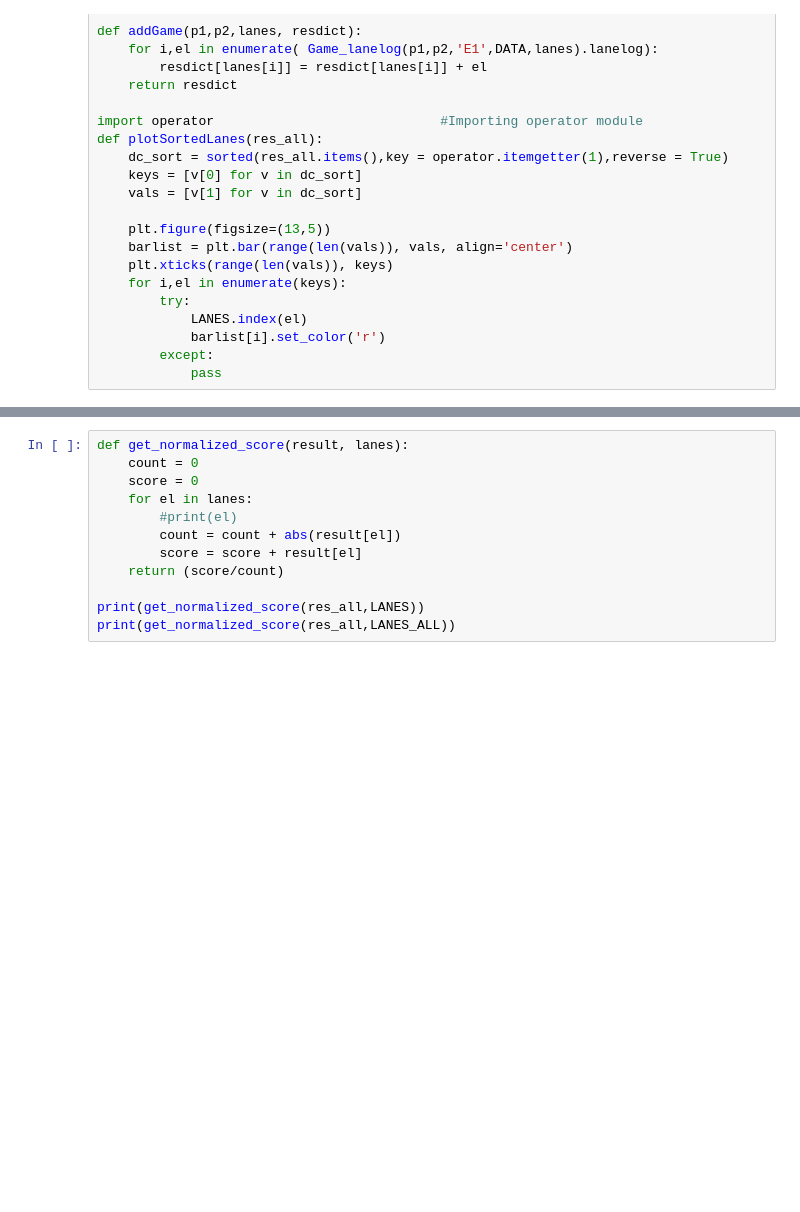
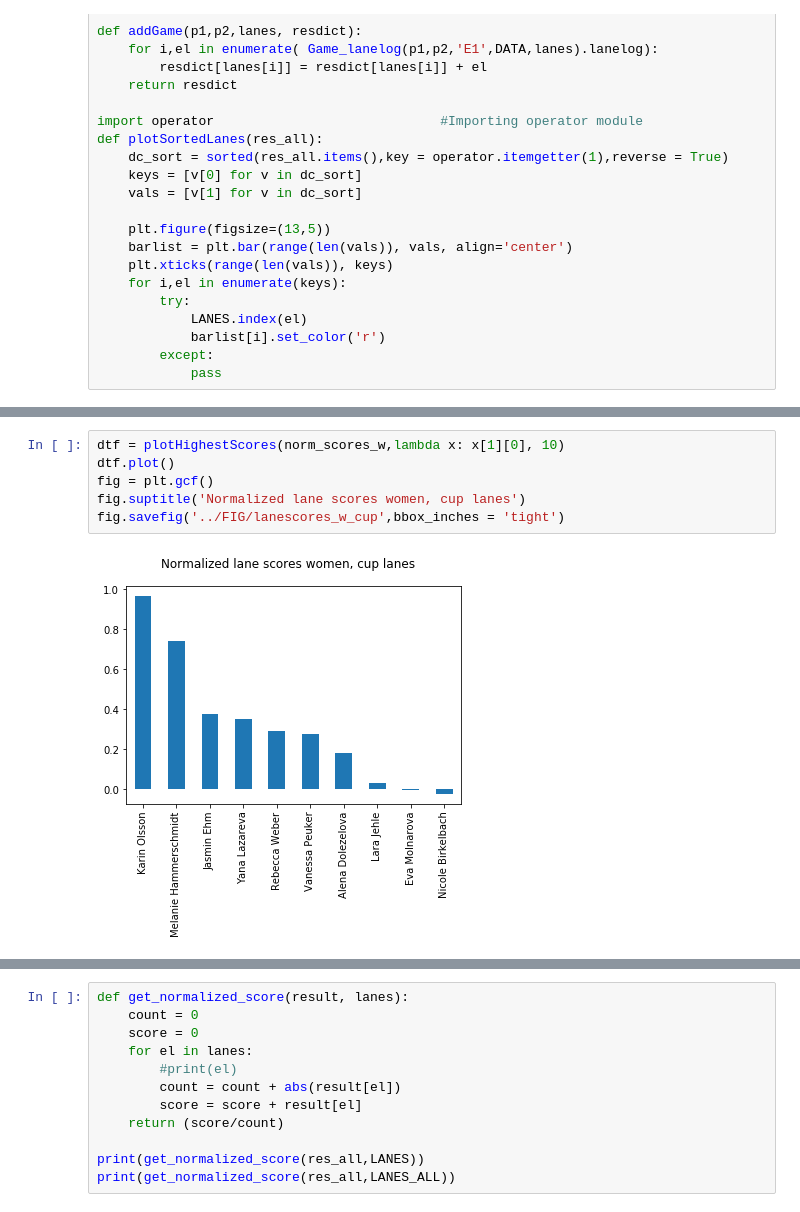
Before and after one commit to axarekma/WMC_2017_CUP, a Jupyter notebook: src/example.ipynb, the cells around one changed output, grey strips where cells are left out. Drawn from its saved outputs; the diff is of its cells as text; blank space fills up the shorter version.

```diff
--- a/src/example.ipynb
+++ b/src/example.ipynb
@@ -114,0 +166,8 @@ np.random.choice(names)
+# %%
+dtf = plotHighestScores(norm_scores_w,lambda x: x[1][0], 10)
+dtf.plot()
+fig = plt.gcf()
+fig.suptitle('Normalized lane scores women, cup lanes')
+fig.savefig('../FIG/lanescores_w_cup',bbox_inches = 'tight')
+# %% [output]
+[figure, added]
```
Also changed, not shown: parts of 16 cells of this notebook, 11 other files.
